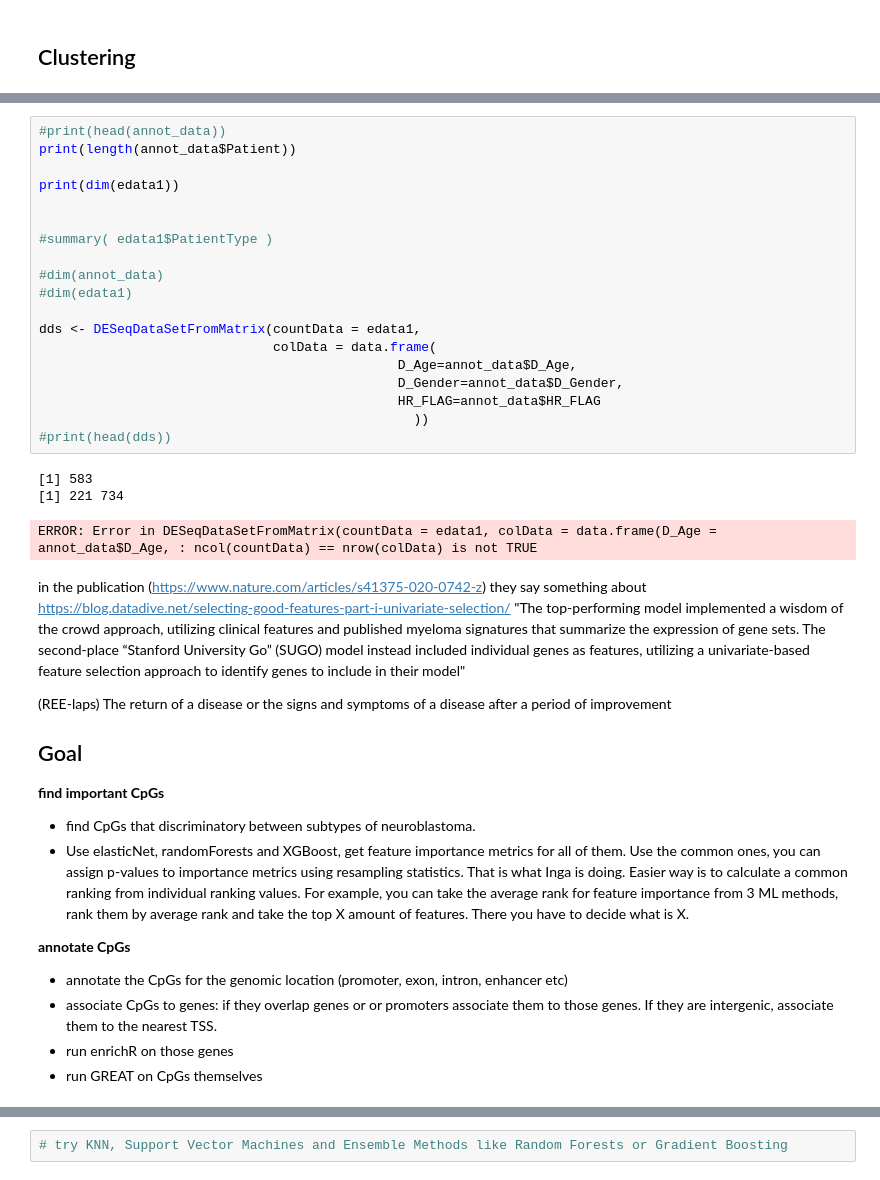
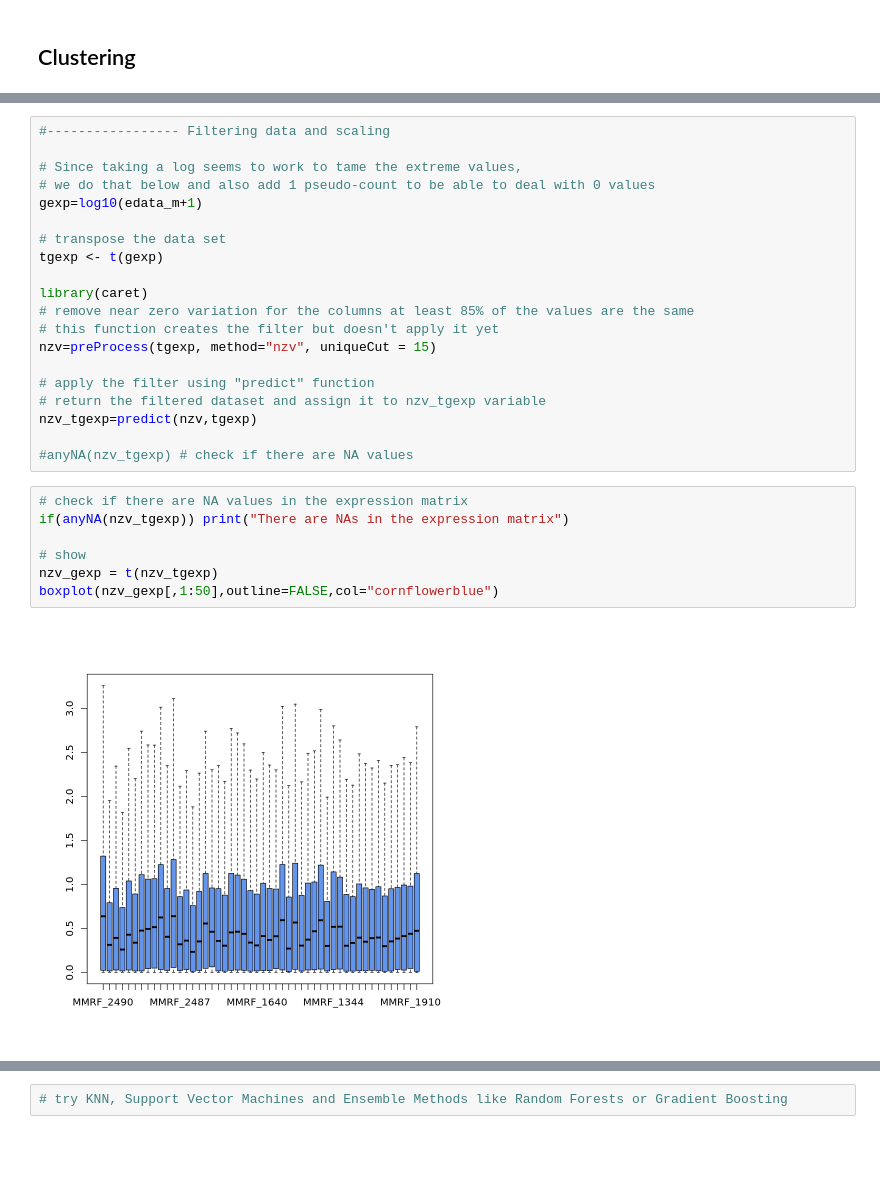
Before and after one commit to katwre/owkin, a Jupyter notebook: Multiple_Myeloma_data_challenge.ipynb, the cells around one changed output, grey strips where cells are left out. Drawn from its saved outputs; the diff is of its cells as text; blank space fills up the shorter version.

```diff
--- a/Multiple_Myeloma_data_challenge.ipynb
+++ b/Multiple_Myeloma_data_challenge.ipynb
@@ -199,42 +232,29 @@ The following objects are masked from ‘package:matrixStats’:
 # %%
-#print(head(annot_data))
-print(length(annot_data$Patient))
+#----------------- Filtering data and scaling
 
-print(dim(edata1))
+# Since taking a log seems to work to tame the extreme values,
+# we do that below and also add 1 pseudo-count to be able to deal with 0 values
+gexp=log10(edata_m+1)
 
+# transpose the data set
+tgexp <- t(gexp)
 
-#summary( edata1$PatientType )
+library(caret)
+# remove near zero variation for the columns at least 85% of the values are the same
+# this function creates the filter but doesn't apply it yet
+nzv=preProcess(tgexp, method="nzv", uniqueCut = 15)
 
-#dim(annot_data)
-#dim(edata1)
+# apply the filter using "predict" function
+# return the filtered dataset and assign it to nzv_tgexp variable
+nzv_tgexp=predict(nzv,tgexp)
 
-dds <- DESeqDataSetFromMatrix(countData = edata1,
-                              colData = data.frame(
-                                              D_Age=annot_data$D_Age,
-                                              D_Gender=annot_data$D_Gender,
-                                              HR_FLAG=annot_data$HR_FLAG
-                                                ))
-#print(head(dds))
+#anyNA(nzv_tgexp) # check if there are NA values
-# %% [output]
-[1] 583
-[1] 221 734
-ERROR: Error in DESeqDataSetFromMatrix(countData = edata1, colData = data.frame(D_Age = annot_data$D_Age, : ncol(countData) == nrow(colData) is not TRUE
-# %% [markdown]
-in the publication (https://www.nature.com/articles/s41375-020-0742-z) they say something about
-https://blog.datadive.net/selecting-good-features-part-i-univariate-selection/
-"The top-performing model implemented a wisdom of the crowd approach, utilizing clinical features and published myeloma signatures that summarize the expression of gene sets. The second-place “Stanford University Go” (SUGO) model instead included individual genes as features, utilizing a univariate-based feature selection approach to identify genes to include in their model"
-
-(REE-laps) The return of a disease or the signs and symptoms of a disease after a period of improvement
-
-Goal
-------------
-
-**find important CpGs**
-- find CpGs that discriminatory between subtypes of neuroblastoma.
-- Use elasticNet, randomForests and XGBoost, get feature importance metrics for all of them. Use the common ones, you can assign p-values to importance metrics using resampling statistics. That is what Inga is doing. Easier way is to calculate a common ranking from individual ranking values. For example, you can take the average rank for feature importance from 3 ML methods, rank them by average rank and take the top X amount of features. There you have to decide what is X.
-
-**annotate CpGs**
-- annotate the CpGs  for the genomic location (promoter, exon, intron, enhancer etc)
-- associate CpGs to genes: if they overlap genes or or promoters associate them to those genes. If they are intergenic, associate them to the nearest TSS.
-- run enrichR on those genes
-- run GREAT on CpGs themselves
+# %%
+# check if there are NA values in the expression matrix
+if(anyNA(nzv_tgexp)) print("There are NAs in the expression matrix")
+
+# show
+nzv_gexp = t(nzv_tgexp)
+boxplot(nzv_gexp[,1:50],outline=FALSE,col="cornflowerblue")
+# %% [output]
+[figure, added]
```
Also changed, not shown: parts of 31 cells of this notebook.
